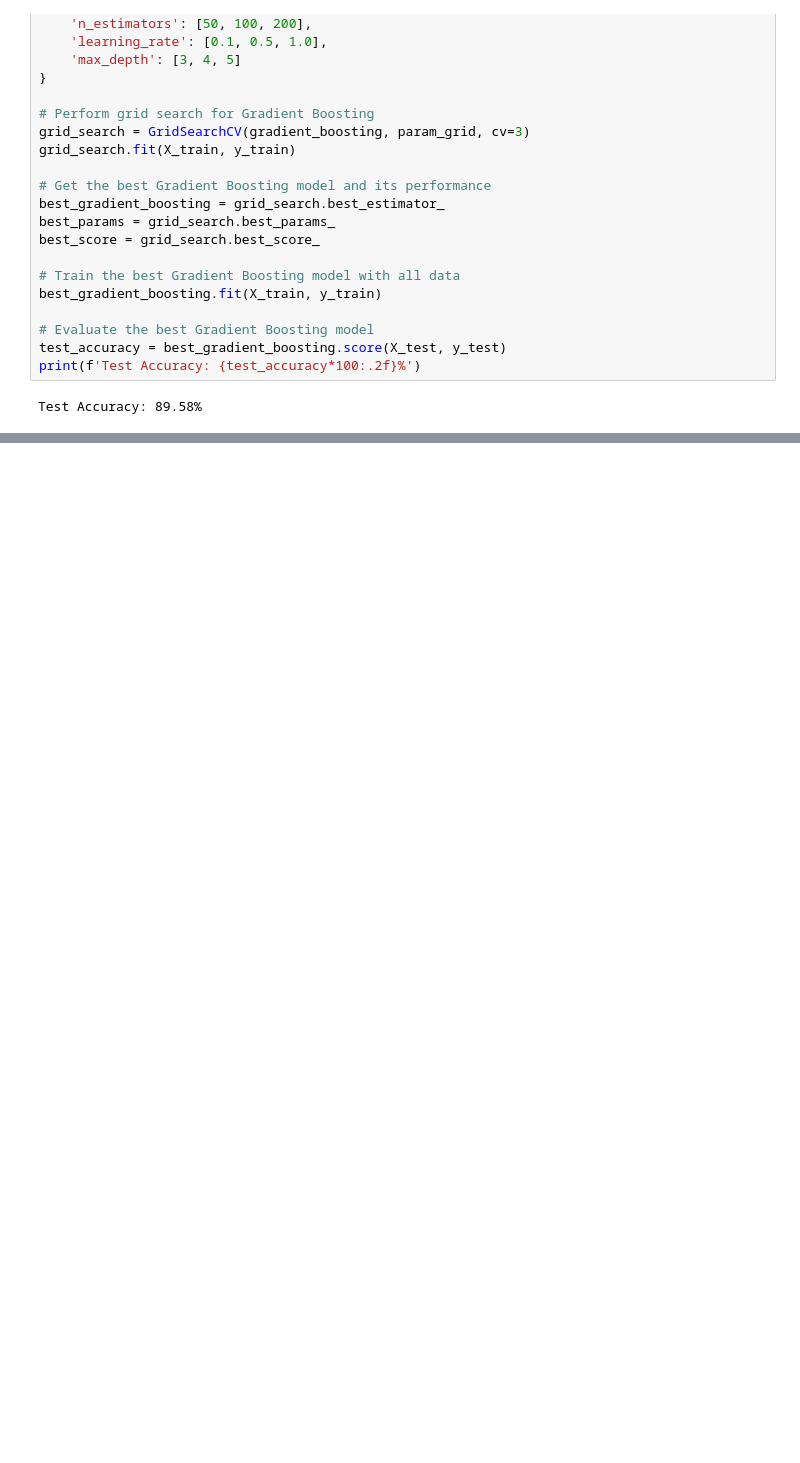
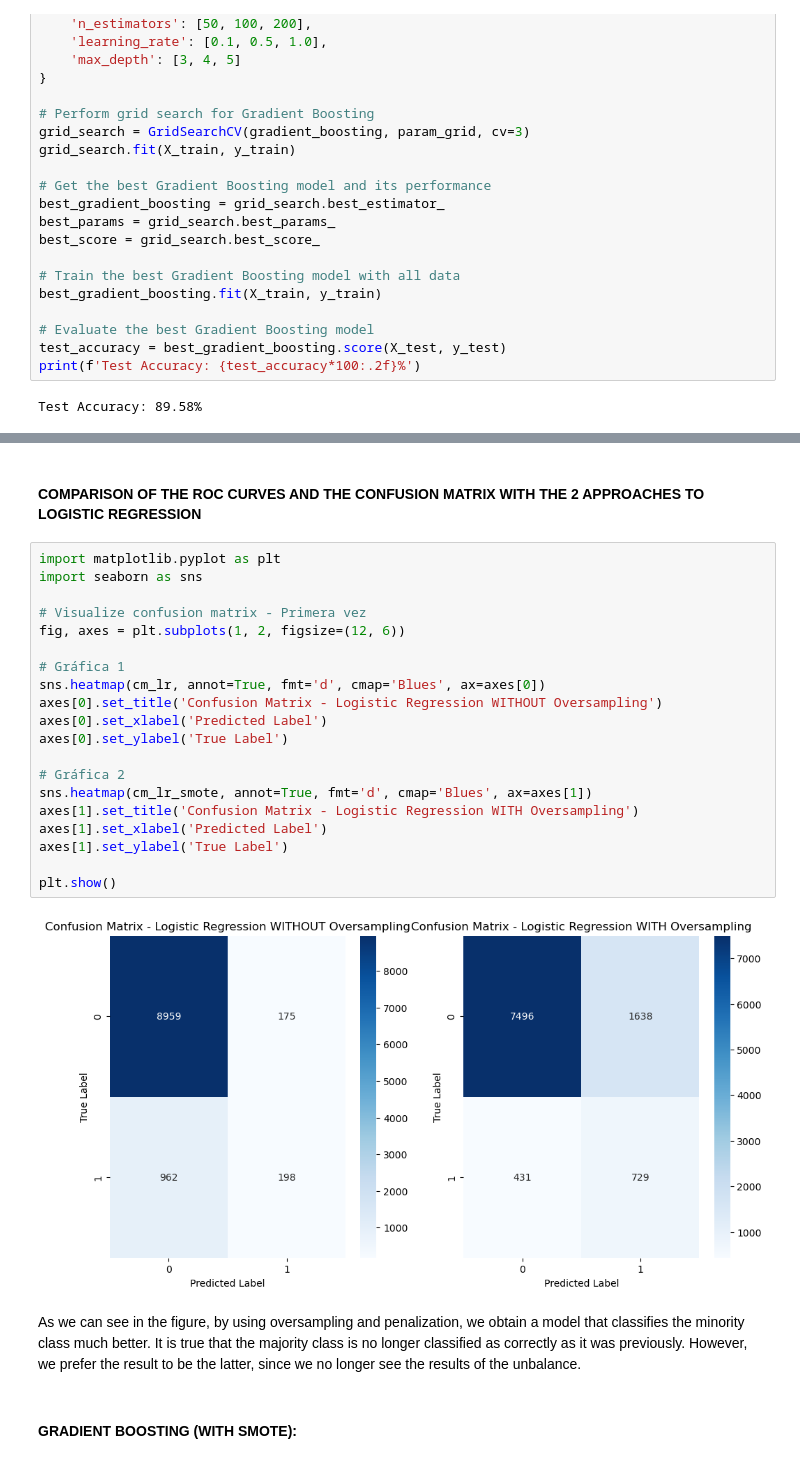
Before and after one commit to carmenmarcos00/ml_anonymization, a Jupyter notebook: ml_models/bank_models/bank_no_anonym.ipynb, the cells around one changed output, grey strips where cells are left out. Drawn from its saved outputs; the diff is of its cells as text; blank space fills up the shorter version.

Commit message:
Solving unbalanced dataset in progress

```diff
--- a/ml_models/bank_models/bank_no_anonym.ipynb
+++ b/ml_models/bank_models/bank_no_anonym.ipynb
@@ -708,0 +852,28 @@ plt.show()
+# %% [markdown]
+#### COMPARISON OF THE ROC CURVES AND THE CONFUSION MATRIX WITH THE 2 APPROACHES TO LOGISTIC REGRESSION
+# %%
+import matplotlib.pyplot as plt
+import seaborn as sns
+
+# Visualize confusion matrix - Primera vez
+fig, axes = plt.subplots(1, 2, figsize=(12, 6))
+
+# Gráfica 1
+sns.heatmap(cm_lr, annot=True, fmt='d', cmap='Blues', ax=axes[0])
+axes[0].set_title('Confusion Matrix - Logistic Regression WITHOUT Oversampling')
+axes[0].set_xlabel('Predicted Label')
+axes[0].set_ylabel('True Label')
+
+# Gráfica 2
+sns.heatmap(cm_lr_smote, annot=True, fmt='d', cmap='Blues', ax=axes[1])
+axes[1].set_title('Confusion Matrix - Logistic Regression WITH Oversampling')
+axes[1].set_xlabel('Predicted Label')
+axes[1].set_ylabel('True Label')
+
+plt.show()
+# %% [output]
+[figure, added]
+# %% [markdown]
+As we can see in the figure, by using oversampling and penalization, we obtain a model that classifies the minority class much better. It is true that the majority class is no longer classified as correctly as it was previously. However, we prefer the result to be the latter, since we no longer see the results of the unbalance.
+# %% [markdown]
+#### GRADIENT BOOSTING (WITH SMOTE):
```
Also changed, not shown: parts of 32 cells of this notebook, 2 other files.
